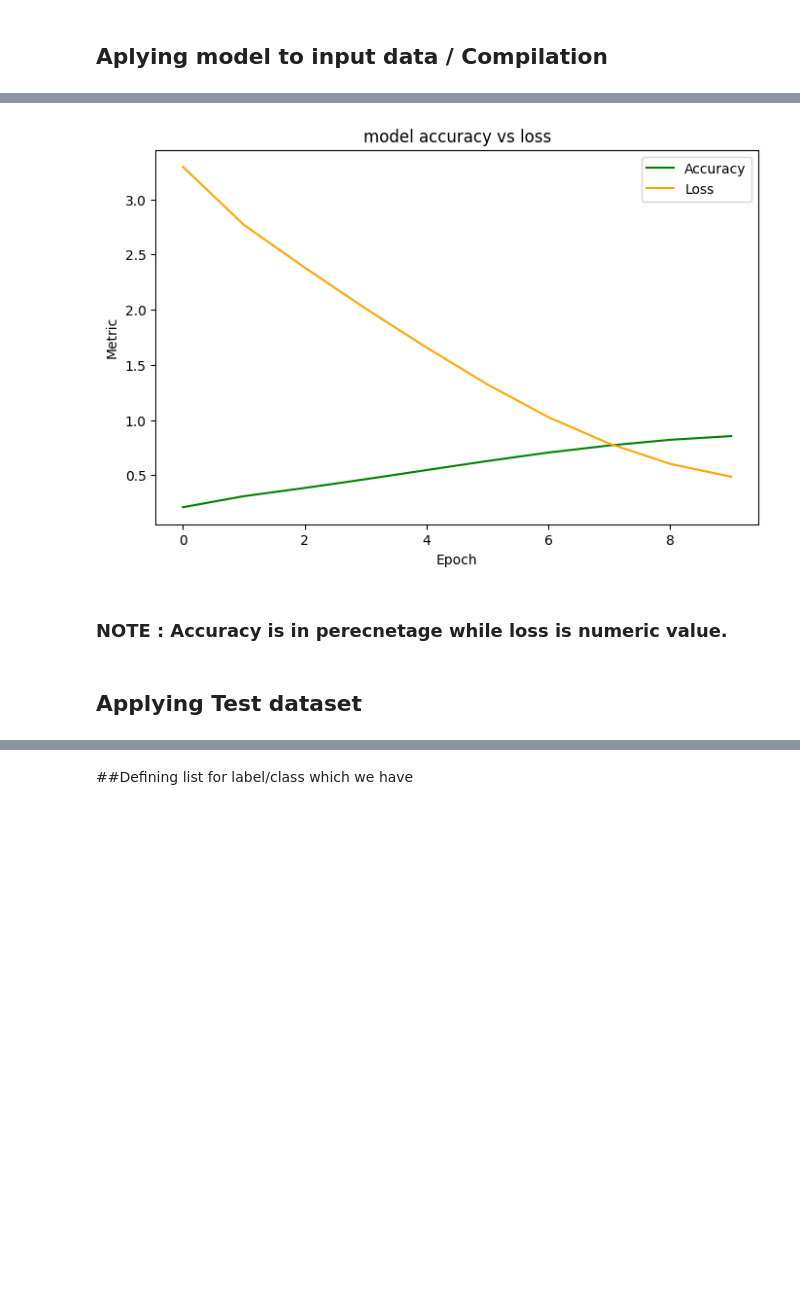
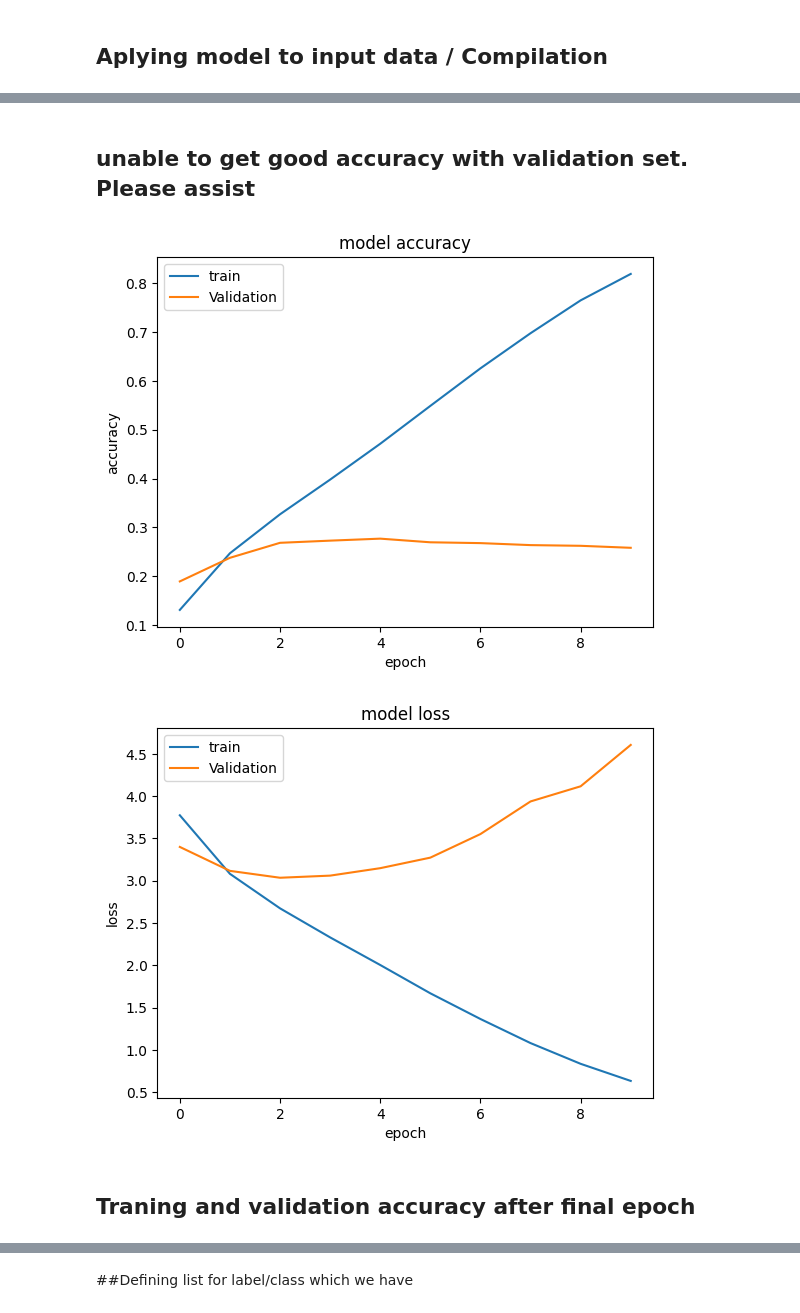
Before and after one commit to gawankarsanket/dswithchirag_assignments, a Jupyter notebook: CNN_CIFAR_100_dataset.ipynb, the cells around one changed output, grey strips where cells are left out. Cells and saved outputs as stored; diff of their text form; code cells hidden in the pictures; blank space fills up the shorter version.

```diff
--- a/CNN_CIFAR_100_dataset.ipynb
+++ b/CNN_CIFAR_100_dataset.ipynb
@@ -135,0 +139,9 @@ array([[0., 0., 0., ..., 0., 0., 0.],
+# %%
+from sklearn.model_selection import train_test_split
+
+x_train,x_val,y_train,y_val=train_test_split(xtrain,ytrain,test_size=0.1,random_state=7)
+
+print(f'x_train {x_train.shape}')
+print(f'x_val {x_val.shape}')
+print(f'y_train {y_train.shape}')
+print(f'y_val {y_val.shape}')
@@ -157,6 +174,6 @@ model.compile(loss='categorical_crossentropy', metrics=['accuracy'], optimizer='
 # %% [markdown]
 ## Aplying model to input data / Compilation
 # %%
-training_logs=model.fit(xtrain, ytrain, batch_size=32, epochs=10)  #Fitting the model and saving corrosponding values in variable 'history'
+training_logs=model.fit(x_train, y_train, validation_split=0.25,batch_size=64, epochs=10)  #Fitting the model and saving corrosponding values in variable 'history'
 # %% [output]
 Epoch 1/10
@@ -182,16 +199,25 @@ Epoch 10/10
+# %% [markdown]
+## **unable to get good accuracy with validation set. Please assist**
 # %%
 import matplotlib.pyplot as plt
-plt.figure(figsize=(8,5))
-plt.plot(training_logs.history['accuracy'],label='Accuracy',color='green')
-plt.plot(training_logs.history['loss'],label='Loss',color='orange')
-plt.title('model accuracy vs loss')
-plt.xlabel('Epoch')
-plt.ylabel('Metric')
-plt.legend()
+plt.plot(training_logs.history['accuracy'])
+plt.plot(training_logs.history['val_accuracy'])
+plt.title('model accuracy')
+plt.ylabel('accuracy')
+plt.xlabel('epoch')
+plt.legend(['train', 'Validation'], loc='upper left')
 plt.show()
+
+# summarize history for loss
+plt.plot(training_logs.history['loss'])
+plt.plot(training_logs.history['val_loss'])
+plt.title('model loss')
+plt.ylabel('loss')
+plt.xlabel('epoch')
+plt.legend(['train', 'Validation'], loc='upper left')
+plt.show()
 # %% [output]
-[figure, old version]
+[figure, new version]
+[figure, added]
-# %% [markdown]
-### NOTE : Accuracy is in perecnetage while loss is numeric value.
-# %% [markdown]
-## Applying Test dataset
+# %% [markdown]
+## Traning and validation accuracy after final epoch
```
Also changed, not shown: parts of 21 cells of this notebook.
